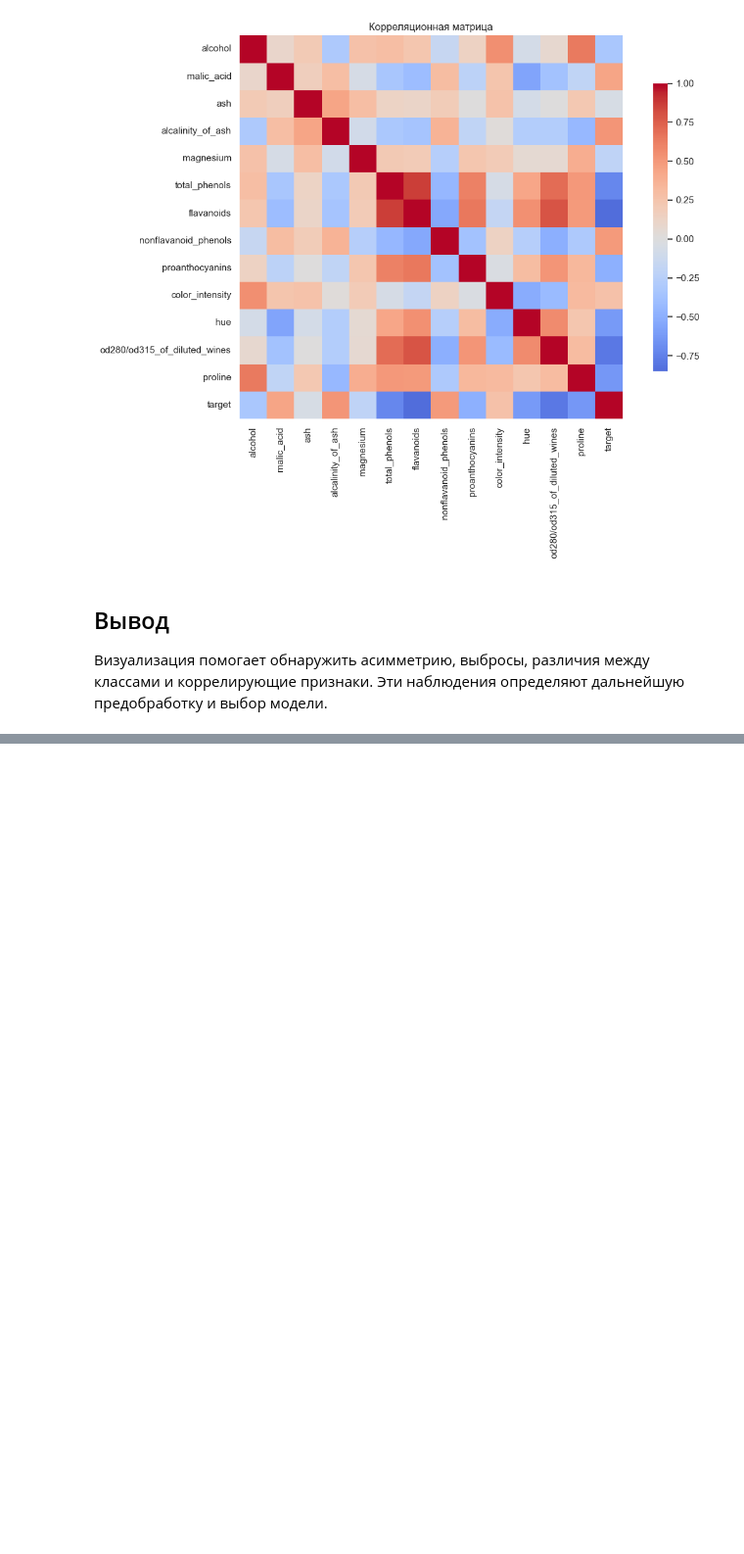
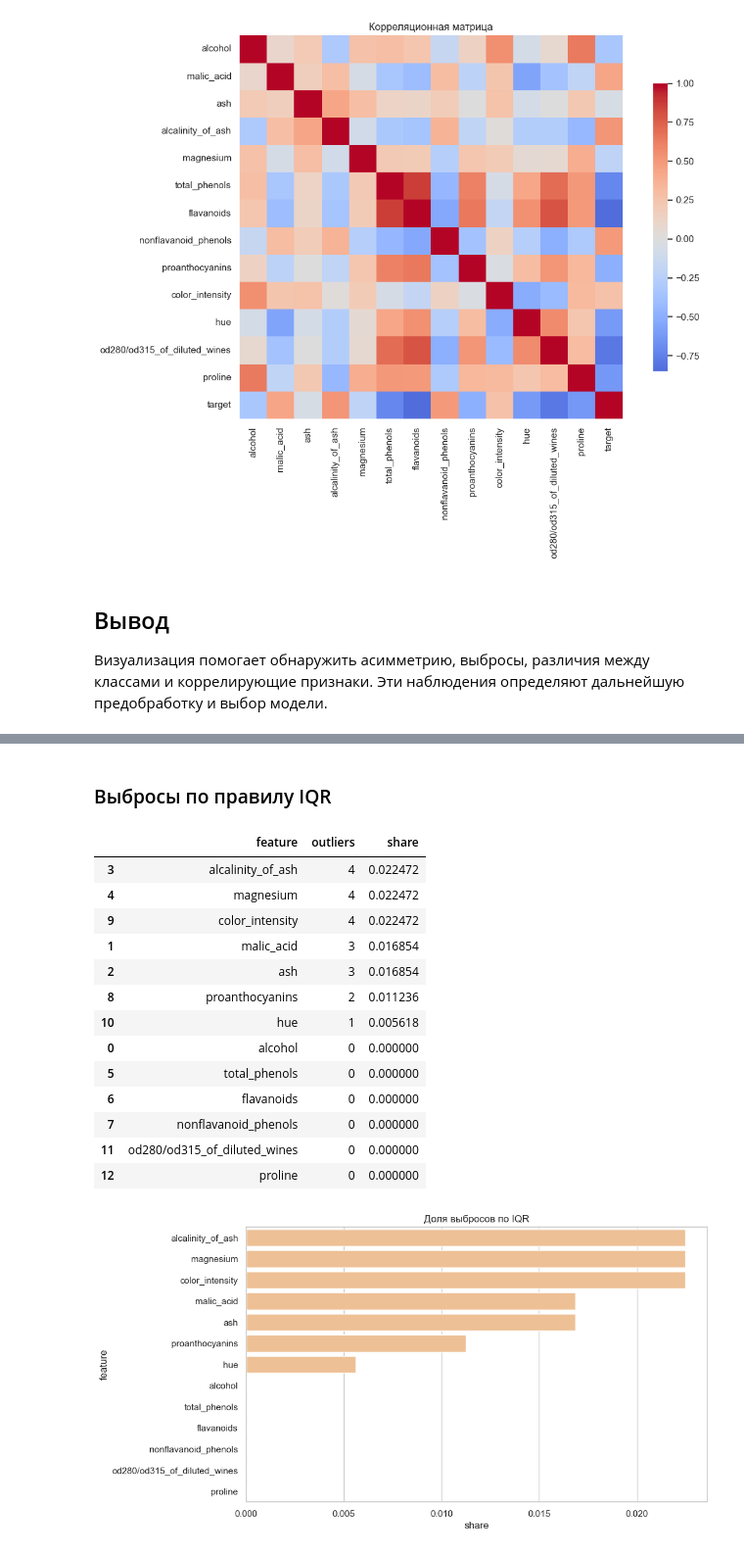
Before and after one commit to pv-afk/pv_afk, a Jupyter notebook: ML-AI/4.2. Визуализация данных.ipynb, the cells around one changed output, grey strips where cells are left out. Shown at 98% size. Drawn from its saved outputs; the diff is of its cells as text; code cells hidden in the pictures; blank space fills up the shorter version.

```diff
--- a/ML-AI/4.2. Визуализация данных.ipynb
+++ b/ML-AI/4.2. Визуализация данных.ipynb
@@ -86,0 +162,34 @@ plt.show()
+# %% [markdown]
+### Выбросы по правилу IQR
+# %%
+outlier_rows = []
+for column in numeric_columns:
+    first_quartile = data[column].quantile(0.25)
+    third_quartile = data[column].quantile(0.75)
+    iqr = third_quartile - first_quartile
+    outliers = ((data[column] < first_quartile - 1.5 * iqr) | (data[column] > third_quartile + 1.5 * iqr)).sum()
+    outlier_rows.append({"feature": column, "outliers": int(outliers), "share": outliers / len(data)})
+
+outlier_summary = pd.DataFrame(outlier_rows).sort_values("share", ascending=False)
+display(outlier_summary)
+
+plt.figure(figsize=(10, 6))
+sns.barplot(data=outlier_summary, x="share", y="feature", color="#fdc086")
+plt.title("Доля выбросов по IQR")
+plt.show()
+# %% [output]
+|  | feature | outliers | share |
+| 3 | alcalinity_of_ash | 4 | 0.022472 |
+| 4 | magnesium | 4 | 0.022472 |
+| 9 | color_intensity | 4 | 0.022472 |
+| 1 | malic_acid | 3 | 0.016854 |
+| 2 | ash | 3 | 0.016854 |
+| 8 | proanthocyanins | 2 | 0.011236 |
+| 10 | hue | 1 | 0.005618 |
+| 0 | alcohol | 0 | 0.000000 |
+| 5 | total_phenols | 0 | 0.000000 |
+| 6 | flavanoids | 0 | 0.000000 |
+| 7 | nonflavanoid_phenols | 0 | 0.000000 |
+| 11 | od280/od315_of_diluted_wines | 0 | 0.000000 |
+| 12 | proline | 0 | 0.000000 |
+[figure, added]
```
Also changed, not shown: parts of 15 cells of this notebook, 14 other files.
